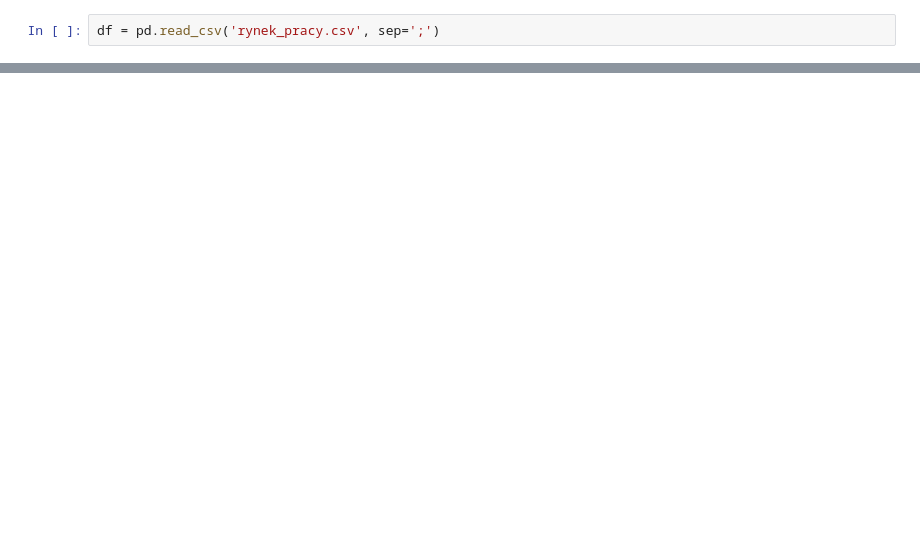
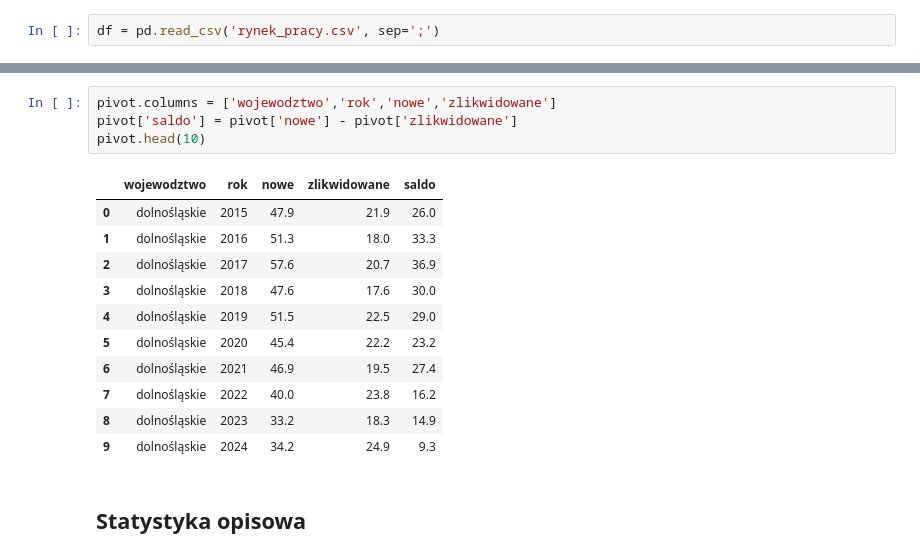
Before and after one commit to MikolajZagojski/analiza_rynku_pracy, a Jupyter notebook: analiza.ipynb, the cells around one changed output, grey strips where cells are left out. Cells and saved outputs as stored; diff of their text form; blank space fills up the shorter version.

```diff
--- a/analiza.ipynb
+++ b/analiza.ipynb
@@ -67,0 +96,18 @@ df = df.drop(['kod','jednostka_miary','atrybut','unnamed:_7'],axis=1)
+# %%
+pivot.columns = ['wojewodztwo','rok','nowe','zlikwidowane']
+pivot['saldo'] = pivot['nowe'] - pivot['zlikwidowane']
+pivot.head(10)
+# %% [output]
+|  | wojewodztwo | rok | nowe | zlikwidowane | saldo |
+| 0 | dolnośląskie | 2015 | 47.9 | 21.9 | 26.0 |
+| 1 | dolnośląskie | 2016 | 51.3 | 18.0 | 33.3 |
+| 2 | dolnośląskie | 2017 | 57.6 | 20.7 | 36.9 |
+| 3 | dolnośląskie | 2018 | 47.6 | 17.6 | 30.0 |
+| 4 | dolnośląskie | 2019 | 51.5 | 22.5 | 29.0 |
+| 5 | dolnośląskie | 2020 | 45.4 | 22.2 | 23.2 |
+| 6 | dolnośląskie | 2021 | 46.9 | 19.5 | 27.4 |
+| 7 | dolnośląskie | 2022 | 40.0 | 23.8 | 16.2 |
+| 8 | dolnośląskie | 2023 | 33.2 | 18.3 | 14.9 |
+| 9 | dolnośląskie | 2024 | 34.2 | 24.9 | 9.3 |
+# %% [markdown]
+## Statystyka opisowa
```
Also changed, not shown: parts of 18 cells of this notebook.
